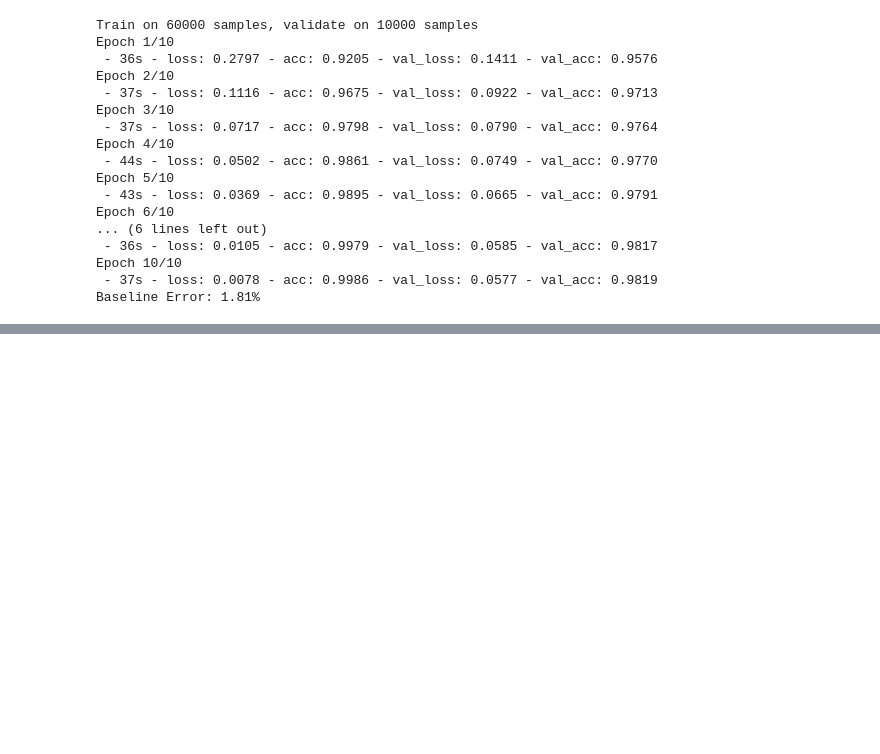
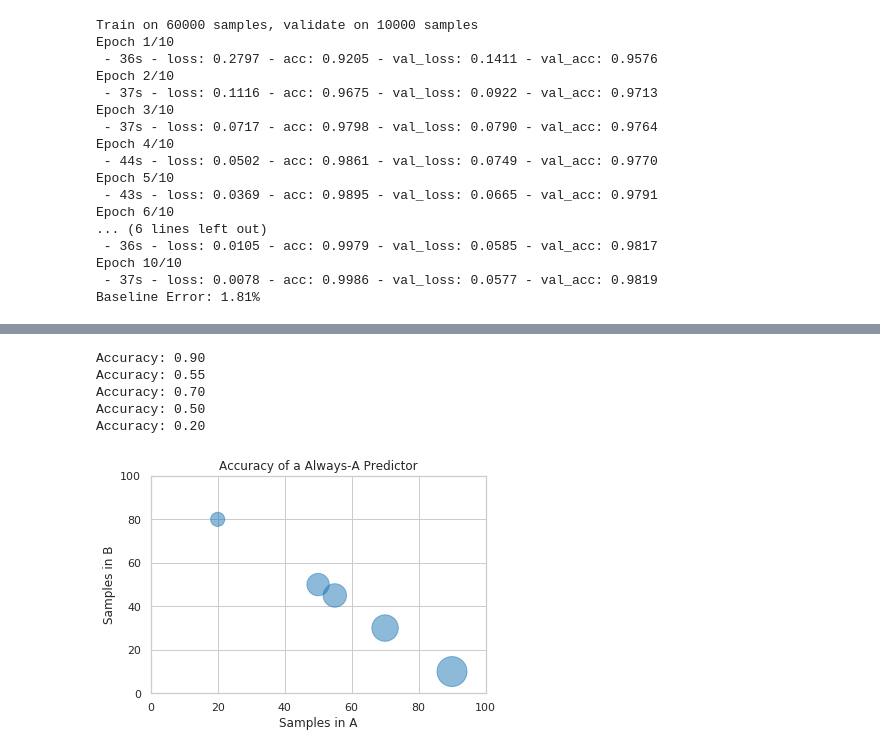
Before and after one commit to elektrobohemian/courses, a Jupyter notebook: EvaluationMachineLearning.ipynb, the cells around one changed output, grey strips where cells are left out. Cells and saved outputs as stored; diff of their text form; code cells hidden in the pictures; blank space fills up the shorter version.

```diff
--- a/EvaluationMachineLearning.ipynb
+++ b/EvaluationMachineLearning.ipynb
@@ -233,0 +255,50 @@ im Naive-Bayes-Beispiel
+# %%
+# arrays for plotting
+x=[] # samples in A
+y=[] # samples in B
+accuracies=[] # calculated accuracies for each distribution
+
+# distributions between class A and B, first entry means 90% in A, 10% in B
+distributions=[[90,10],[55,45],[70,30],[50,50],[20,80]]
+
+for distribution in distributions:
+    x.append(distribution[0])
+    y.append(distribution[1])
+
+    samplesA=np.ones((1,distribution[0])) # membership of class A is encoded as 1
+    samplesB=np.zeros((1,distribution[1])) # membership of class B is encoded as 0
+    # combine both arrays
+    reality=np.concatenate((samplesA,samplesB),axis=None)
+    # as said above, our model always associates the elements with class A (encoded by 1)
+    prediction=np.ones((1,100))
+
+    tpCount=0
+
+    # count the true positives
+    for (i,val) in enumerate(prediction[0]):
+        if not reality[i]==val:
+            pass
+        else:
+            tpCount+=1
+
+    # calculate the accuracy and add the to the accuracies array for later visualization
+    acc=float(tpCount+tnCount)/100.0
+    accuracies.append(acc*1000) # the multiplication by 1000 is done for visualization purposes only
+    print("Accuracy: %.2f"%(acc))
+
+# plot the results as a bubble chart
+plt.xlim(0,100)
+plt.ylim(0,100)
+plt.xlabel("Samples in A")
+plt.ylabel("Samples in B")
+plt.title("Accuracy of a Always-A Predictor")
+plt.scatter(x, y, s=accuracies*100000,alpha=0.5)
+#plt.savefig("test.png",format="png")
+plt.show()
+# %% [output]
+Accuracy: 0.90
+Accuracy: 0.55
+Accuracy: 0.70
+Accuracy: 0.50
+Accuracy: 0.20
+[figure, added]
```
Also changed, not shown: parts of 22 cells of this notebook, 3 other files.
